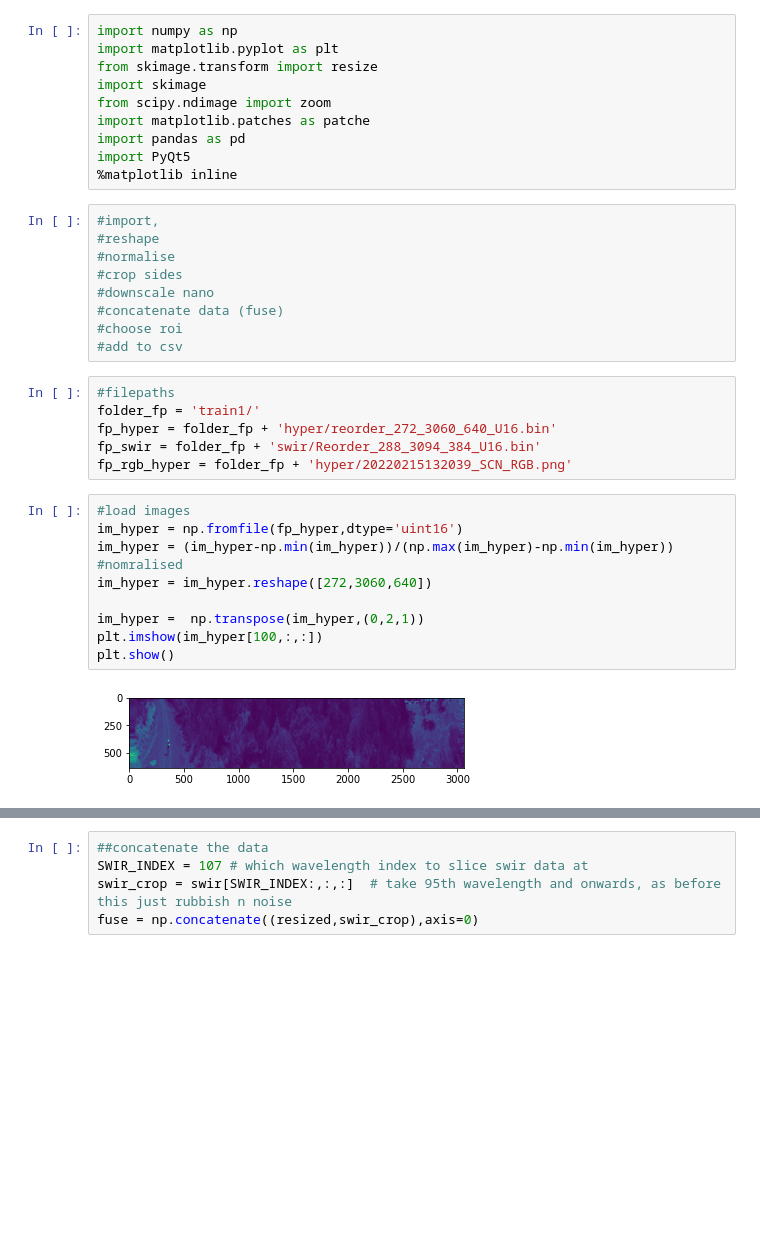
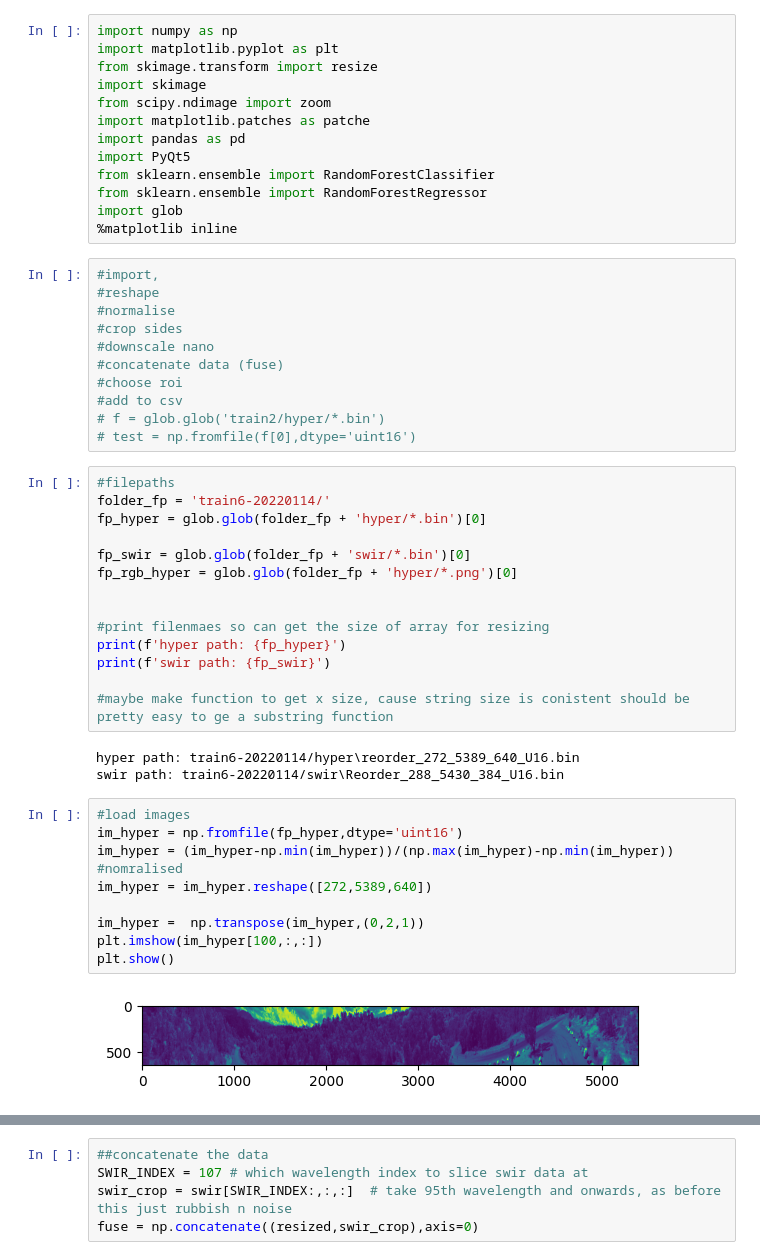
Before and after one commit to kierab/spect-fusion, a Jupyter notebook: fuse-training.ipynb, the cells around one changed output, grey strips where cells are left out. Drawn from its saved outputs; the diff is of its cells as text; blank space fills up the shorter version.

Commit message:
added updated fsuse/training file

```diff
--- a/fuse-training.ipynb
+++ b/fuse-training.ipynb
@@ -7,6 +7,9 @@ from scipy.ndimage import zoom
 import matplotlib.patches as patche
 import pandas as pd
 import PyQt5
+from sklearn.ensemble import RandomForestClassifier
+from sklearn.ensemble import RandomForestRegressor
+import glob
 %matplotlib inline
 # %%
 #import,
@@ -17,23 +20,36 @@ import PyQt5
 #concatenate data (fuse)
 #choose roi
 #add to csv
+# f = glob.glob('train2/hyper/*.bin')
+# test = np.fromfile(f[0],dtype='uint16')
-# %%
-#filepaths
-folder_fp = 'train1/'
-fp_hyper = folder_fp + 'hyper/reorder_272_3060_640_U16.bin'
-fp_swir = folder_fp + 'swir/Reorder_288_3094_384_U16.bin'
-fp_rgb_hyper = folder_fp + 'hyper/20220215132039_SCN_RGB.png'
+# %%
+#filepaths
+folder_fp = 'train6-20220114/'
+fp_hyper = glob.glob(folder_fp + 'hyper/*.bin')[0]
+
+fp_swir = glob.glob(folder_fp + 'swir/*.bin')[0]
+fp_rgb_hyper = glob.glob(folder_fp + 'hyper/*.png')[0]
+
+
+#print filenmaes so can get the size of array for resizing
+print(f'hyper path: {fp_hyper}')
+print(f'swir path: {fp_swir}')
+
+#maybe make function to get x size, cause string size is conistent should be pretty easy to ge a substring function
+# %% [output]
+hyper path: train6-20220114/hyper\reorder_272_5389_640_U16.bin
+swir path: train6-20220114/swir\Reorder_288_5430_384_U16.bin
 # %%
 #load images
 im_hyper = np.fromfile(fp_hyper,dtype='uint16')
 im_hyper = (im_hyper-np.min(im_hyper))/(np.max(im_hyper)-np.min(im_hyper)) #nomralised
-im_hyper = im_hyper.reshape([272,3060,640])
+im_hyper = im_hyper.reshape([272,5389,640])
 
 im_hyper =  np.transpose(im_hyper,(0,2,1))
 plt.imshow(im_hyper[100,:,:])
 plt.show()
 # %% [output]
-[figure, old version]
+[figure, new version]
 # %%
 im_swir = np.fromfile(fp_swir,dtype='uint16')
 im_swir = (im_swir-np.min(im_swir))/(np.max(im_swir)-np.min(im_swir)) #nomralised
```
Also changed, not shown: parts of 43 cells of this notebook.
